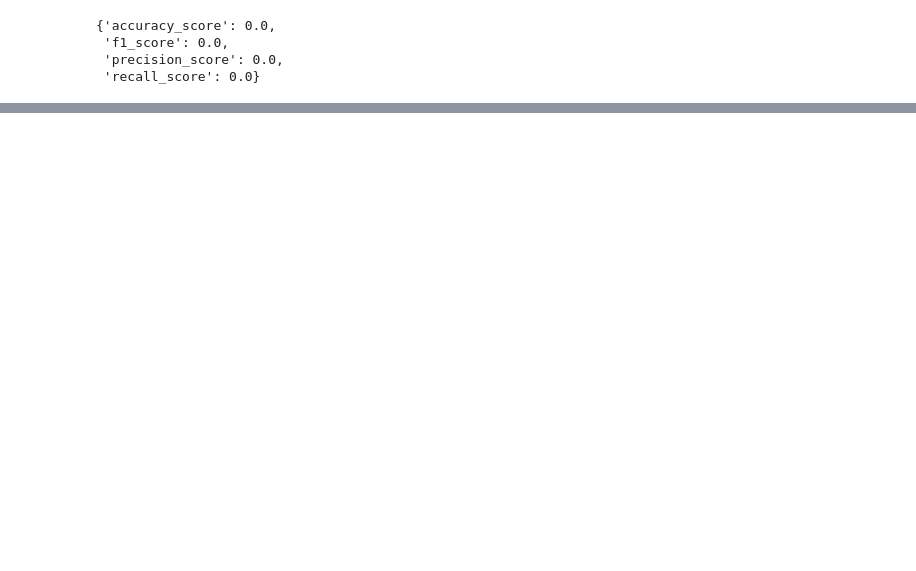
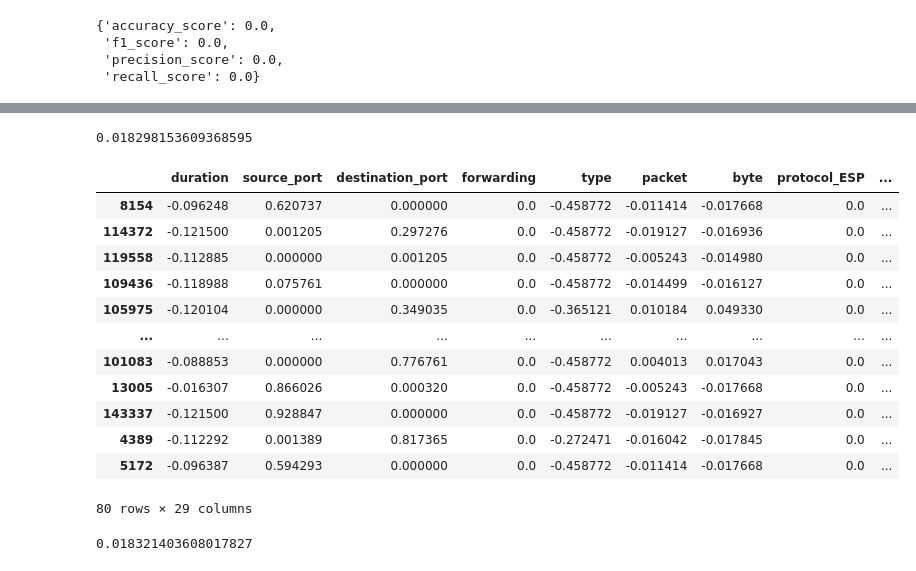
Before and after one commit to nigiva/lre-adversarial-ml-ugr16, a Jupyter notebook: adversarial/adversarial.ipynb, the cells around one changed output, grey strips where cells are left out. Drawn from its saved outputs; the diff is of its cells as text; code cells hidden in the pictures; blank space fills up the shorter version.

```diff
--- a/adversarial/adversarial.ipynb
+++ b/adversarial/adversarial.ipynb
@@ -258,0 +528,5 @@ evaluation("DecisionTreeClassifier", model_dict["DecisionTreeClassifier"], x_adv
+# %%
+attack = get_attack_list("DecisionTreeClassifier")["DecisionTreeAttack"]
+x_adv = attack.generate(x=x_selected_attack.to_numpy(), y=y_inject_target)
+# %%
+x_adv_df = pd.DataFrame(x_adv, index=x_selected_attack.index,columns=x_selected_attack.columns)
@@ -258,0 +541,30 @@ evaluation("DecisionTreeClassifier", model_dict["DecisionTreeClassifier"], x_adv
+# %%
+mean_squared_error(x_selected_attack, x_adv_df)
+# %% [output]
+0.018298153609368595
+# %%
+fixed_x_adv_df = x_adv_df.copy()
+# %%
+fix_flag(fixed_x_adv_df)
+fix_protocol(fixed_x_adv_df)
+fix_port(fixed_x_adv_df)
+fix_ip(fixed_x_adv_df)
+fix_day_progress(fixed_x_adv_df)
+# %% [output]
+|  | duration | source_port | destination_port | forwarding | type | packet | byte | protocol_ESP | ... |
+| 8154 | -0.096248 | 0.620737 | 0.000000 | 0.0 | -0.458772 | -0.011414 | -0.017668 | 0.0 | ... |
+| 114372 | -0.121500 | 0.001205 | 0.297276 | 0.0 | -0.458772 | -0.019127 | -0.016936 | 0.0 | ... |
+| 119558 | -0.112885 | 0.000000 | 0.001205 | 0.0 | -0.458772 | -0.005243 | -0.014980 | 0.0 | ... |
+| 109436 | -0.118988 | 0.075761 | 0.000000 | 0.0 | -0.458772 | -0.014499 | -0.016127 | 0.0 | ... |
+| 105975 | -0.120104 | 0.000000 | 0.349035 | 0.0 | -0.365121 | 0.010184 | 0.049330 | 0.0 | ... |
+| ... | ... | ... | ... | ... | ... | ... | ... | ... | ... |
+| 101083 | -0.088853 | 0.000000 | 0.776761 | 0.0 | -0.458772 | 0.004013 | 0.017043 | 0.0 | ... |
+| 13005 | -0.016307 | 0.866026 | 0.000320 | 0.0 | -0.458772 | -0.005243 | -0.017668 | 0.0 | ... |
+| 143337 | -0.121500 | 0.928847 | 0.000000 | 0.0 | -0.458772 | -0.019127 | -0.016927 | 0.0 | ... |
+| 4389 | -0.112292 | 0.001389 | 0.817365 | 0.0 | -0.272471 | -0.016042 | -0.017845 | 0.0 | ... |
+| 5172 | -0.096387 | 0.594293 | 0.000000 | 0.0 | -0.458772 | -0.011414 | -0.017668 | 0.0 | ... |
+80 rows × 29 columns
+# %%
+mean_squared_error(x_selected_attack, fixed_x_adv_df)
+# %% [output]
+0.018321403608017827
```
Also changed, not shown: parts of 29 cells of this notebook.
